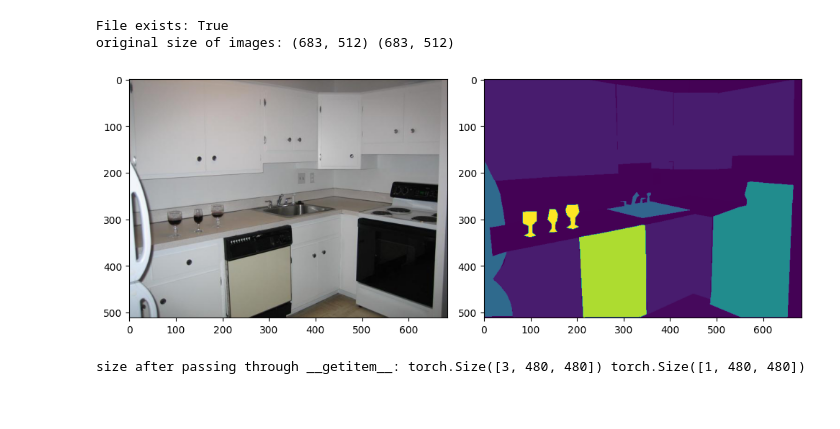
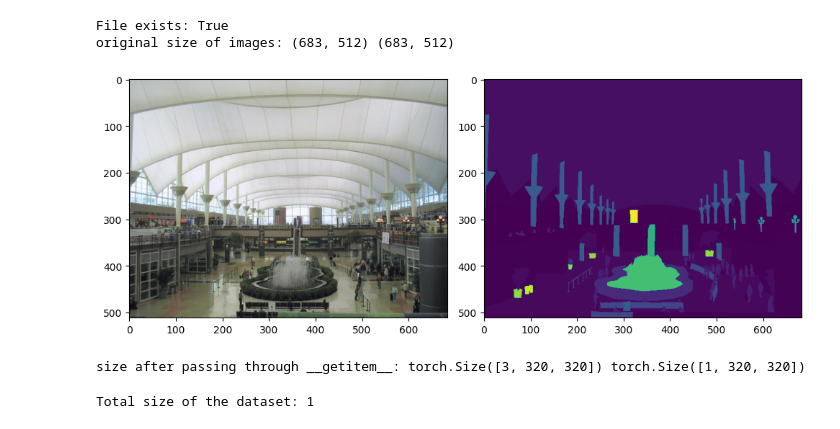
Before and after one commit to TAOGenna/pytorch-language-driven-semantic-segmentation, a Jupyter notebook: test_DPT.ipynb, the cells around one changed output. Cells and saved outputs as stored; diff of their text form; code cells hidden in the pictures.

```diff
--- a/test_DPT.ipynb
+++ b/test_DPT.ipynb
@@ -14,16 +14,16 @@ import PIL.Image
 class DataLoaderSegmentation(data.Dataset):
     def __init__(self, folder_path):
         super(DataLoaderSegmentation, self).__init__()
-        self.img_files = glob.glob(os.path.join(folder_path,'images','training','*.jpg'))
+        self.img_files = glob.glob(os.path.join(folder_path,'images','training','0Probe','*.jpg'))
         self.mask_files = []
         for img_path in self.img_files:
              # we use `pathlib.Path(img_path).stem` to extract only the file name
-             self.mask_files.append(os.path.join(folder_path,'annotations','training',pathlib.Path(img_path).stem + ".png"))
+             self.mask_files.append(os.path.join(folder_path,'annotations','training','0Probe',pathlib.Path(img_path).stem + ".png"))
 
         # apparently this is necessary
         self.transforms = transforms.Compose(
             [
-                transforms.Resize(size=(480, 480)),
+                transforms.Resize(size=(320,320)),
                 transforms.ToTensor(),
                 transforms.Lambda(lambda x: x.to(torch.float32)),
             ]
@@ -49,20 +49,3 @@ class DataLoaderSegmentation(data.Dataset):
 
     def __len__(self):
         return len(self.img_files)
-
-
-
-folder_path = Path('./data/mseg_dataset/ADEChallengeData2016')
-print(f"File exists: {folder_path.exists()}")
-loader = DataLoaderSegmentation(folder_path=folder_path)
-
-data_loader = DataLoader(loader,num_workers=4, batch_size=2, shuffle=False, pin_memory=True)
-
-image_loader, label_loader = loader.__getitem__(1,observe=True)
-
-print('size after passing through __getitem__:',image_loader.shape,label_loader.shape)
-# %% [output]
-File exists: True
-original size of images: (683, 512) (683, 512)
-[figure, removed]
-size after passing through __getitem__: torch.Size([3, 480, 480]) torch.Size([1, 480, 480])
@@ -95,0 +52,20 @@ trainer.fit(model= ,train_dataloaders=data_loader)
+# %%
+folder_path = Path('./data/mseg_dataset/ADEChallengeData2016')
+print(f"File exists: {folder_path.exists()}")
+loader = DataLoaderSegmentation(folder_path=folder_path)
+
+data_loader = DataLoader(loader,num_workers=4, batch_size=2, shuffle=False, pin_memory=True)
+
+image_loader, label_loader = loader.__getitem__(0,observe=True)
+
+print('size after passing through __getitem__:',image_loader.shape,label_loader.shape)
+# %% [output]
+File exists: True
+original size of images: (683, 512) (683, 512)
+[figure, added]
+size after passing through __getitem__: torch.Size([3, 320, 320]) torch.Size([1, 320, 320])
+# %%
+total_size = len(loader)
+print(f"Total size of the dataset: {total_size}")
+# %% [output]
+Total size of the dataset: 1
```
Also changed, not shown: parts of 4 cells of this notebook, 3 other files.
